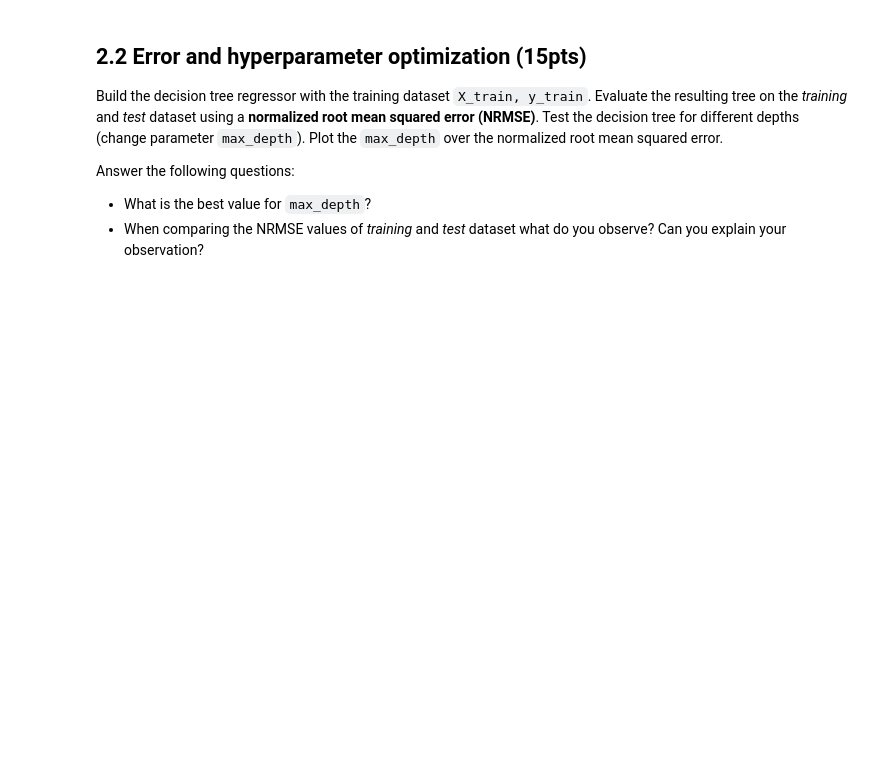
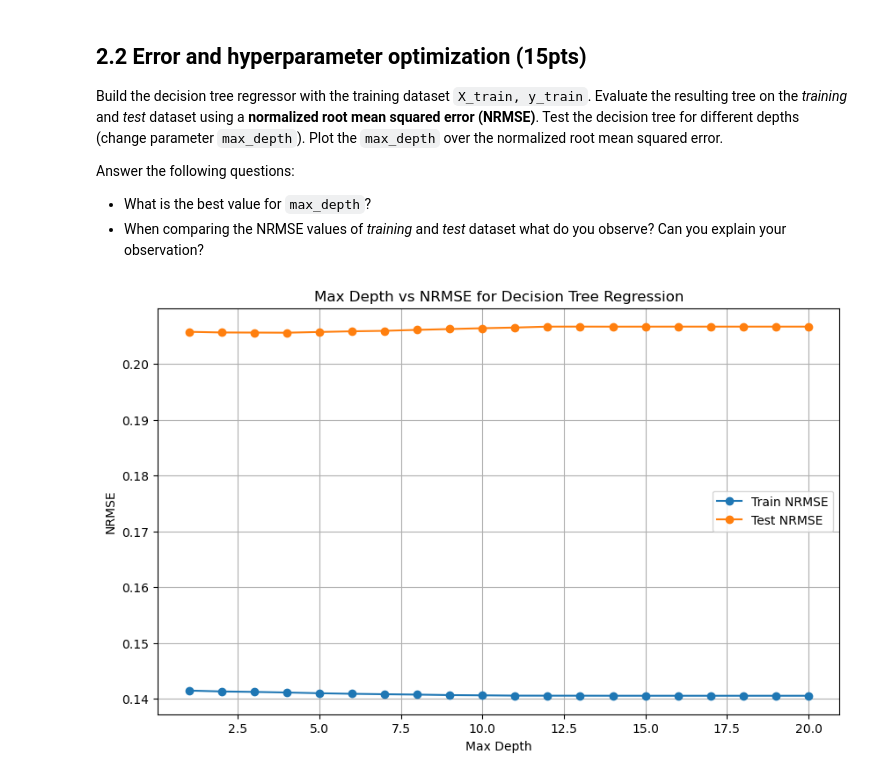
Before and after one commit to LIANHAN3920/ML_assignment, a Jupyter notebook: ML/week7_DecisionTree/07-Decision-Trees.ipynb, the cells around one changed output. Drawn from its saved outputs; the diff is of its cells as text; code cells hidden in the pictures; blank space fills up the shorter version.

```diff
--- a/ML/week7_DecisionTree/07-Decision-Trees.ipynb
+++ b/ML/week7_DecisionTree/07-Decision-Trees.ipynb
@@ -65,11 +65,11 @@ class Split:
     left: Set[NDArray[np.float64]] # X and y of left subtree
     right: Set[NDArray[np.float64]] # X and y of right subtree
 
-    '''def __init__(self, feature: int = None, threshold: float = None, left: Set[NDArray[np.float64]] = None, right: Set[NDArray[np.float64]] = None):
+    def __init__(self, feature: int = None, threshold: float = None, left: Set[NDArray[np.float64]] = None, right: Set[NDArray[np.float64]] = None):
         self.feature = feature
         self.threshold = threshold
         self.left = left
-        self.right = right'''
+        self.right = right
 
 
 @dataclass
@@ -80,12 +80,12 @@ class TreeNode:
     left: Optional["TreeNode"]
     right: Optional["TreeNode"]
 
-    '''def __init__(self, value: np.float64 = None, feature: Optional[np.float64] = None, threshold: Optional[np.float64] = None,left: Optional['TreeNode'], right: Optional['TreeNode']):
+    def __init__(self, value: np.float64 = None, feature: Optional[np.float64] = None, threshold: Optional[np.float64] = None,left: Optional['TreeNode'] = None, right: Optional['TreeNode'] = None):
         self.value = value
         self.feature = feature
         self.threshold = threshold
         self.left = left
-        self.right = right'''
+        self.right = right
 # %%
 class DecisionTreeRegressor:
     def __init__(self, max_depth: int = 5, min_split: int = 2) -> None:
@@ -363,3 +453,46 @@ Build the decision tree regressor with the training dataset `X_train, y_train`.
 Answer the following questions:
 - What is the best value for `max_depth`?
 - When comparing the NRMSE values of *training* and *test* dataset what do you observe? Can you explain your observation?
+# %%
+def compute_nrmse(y_true: NDArray[np.float64], y_pred: NDArray[np.float64]) -> float:
+    rmse = np.sqrt(np.mean((y_true - y_pred) ** 2))
+    nrmse = rmse / (np.max(y_true) - np.min(y_true))
+    return nrmse
+# %%
+#initialize lists to store NRMSE values
+train_nrmse_list = []
+test_nrmse_list = []
+depths = range(1, 21)
+# %%
+#train and evaluate the decision tree for different depths
+for depth in depths:
+    tree_reg = DecisionTreeRegressor(max_depth=depth)
+    tree_reg.fit(X_train, y_train)
+
+    #predictions
+    y_train_pred = tree_reg.predict(X_train)
+    y_test_pred = tree_reg.predict(X_test)
+
+    #convert 1d array of predicted y into 2d array
+    y_train_pred = y_train_pred.reshape((y_train_pred.size, 1))
+    y_test_pred = y_test_pred.reshape((y_test_pred.size, 1))
+
+    #compute NRMSE
+    train_nrmse = compute_nrmse(y_train, y_train_pred)
+    test_nrmse = compute_nrmse(y_test, y_test_pred)
+
+    train_nrmse_list.append(train_nrmse)
+    test_nrmse_list.append(test_nrmse)
+
+#plot max_depth versus NRMSE
+plt.figure(figsize=(10,6))
+plt.plot(depths, train_nrmse_list, label="Train NRMSE", marker="o")
+plt.plot(depths, test_nrmse_list, label="Test NRMSE", marker="o")
+plt.xlabel('Max Depth')
+plt.ylabel('NRMSE')
+plt.title("Max Depth vs NRMSE for Decision Tree Regression")
+plt.legend()
+plt.grid(True)
+plt.show()
+# %% [output]
+[figure, added]
```
Also changed, not shown: parts of 8 cells of this notebook, 2 other files.
